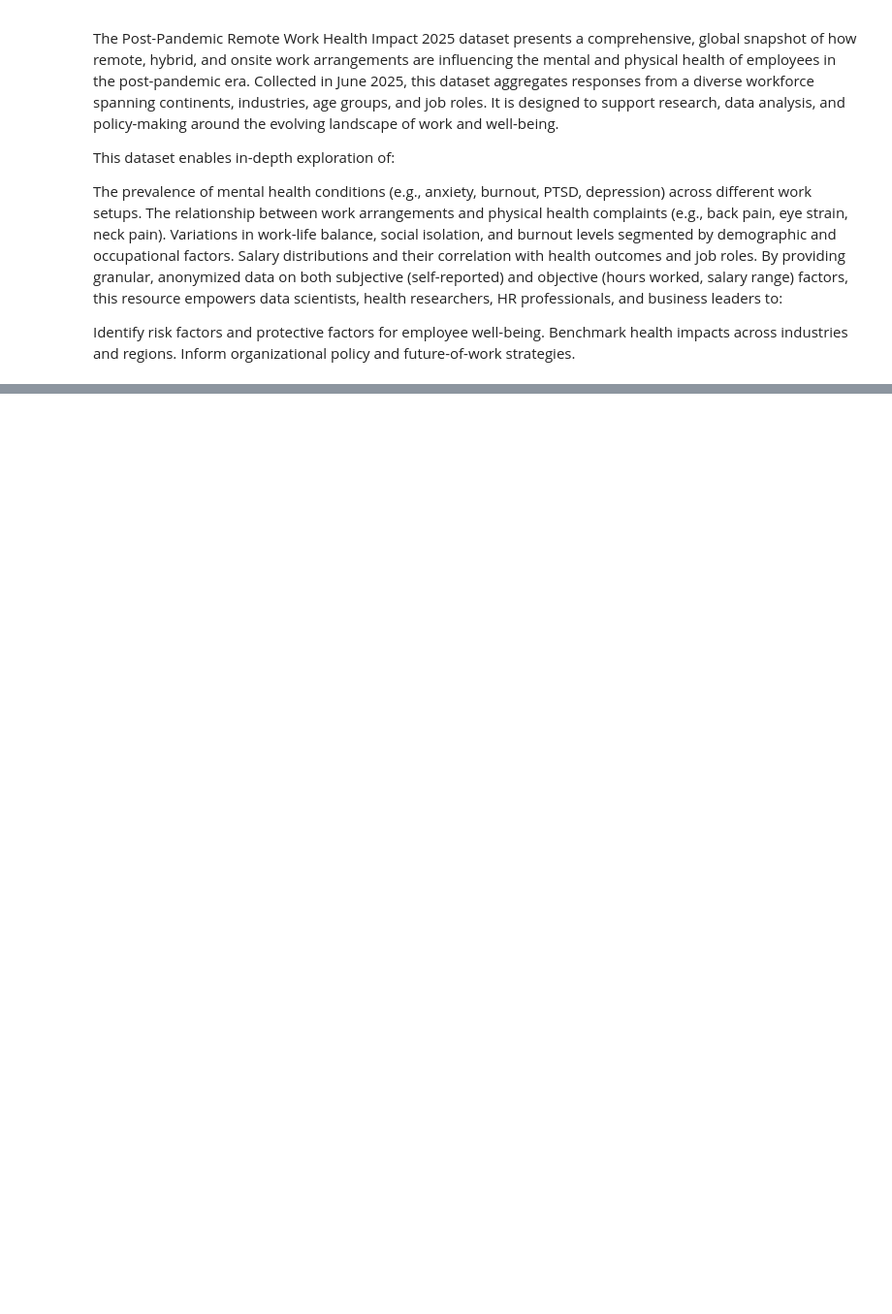
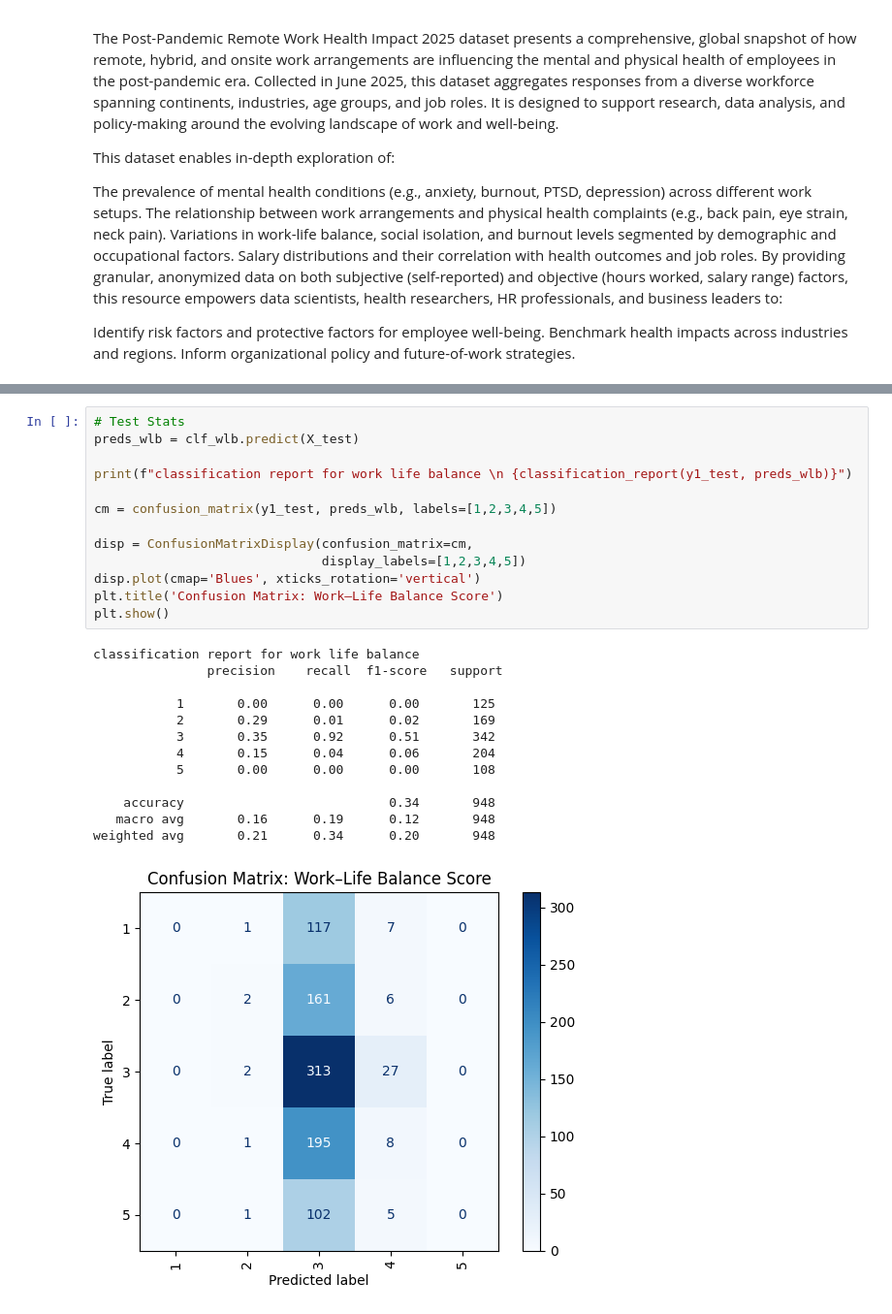
Before and after one commit to hantayc/remote-work-health-survey, a Jupyter notebook: eda.ipynb, the cells around one changed output, grey strips where cells are left out. Shown: that part at 97% size. Drawn from its saved outputs; the diff is of its cells as text; blank space fills up the shorter version.

```diff
--- a/eda.ipynb
+++ b/eda.ipynb
@@ -107,0 +327,27 @@ Name: count, dtype: int64
+# %%
+# Test Stats
+preds_wlb = clf_wlb.predict(X_test)
+
+print(f"classification report for work life balance \n {classification_report(y1_test, preds_wlb)}")
+
+cm = confusion_matrix(y1_test, preds_wlb, labels=[1,2,3,4,5])
+
+disp = ConfusionMatrixDisplay(confusion_matrix=cm,
+                              display_labels=[1,2,3,4,5])
+disp.plot(cmap='Blues', xticks_rotation='vertical')
+plt.title('Confusion Matrix: Work–Life Balance Score')
+plt.show()
+# %% [output]
+classification report for work life balance
+               precision    recall  f1-score   support
+
+           1       0.00      0.00      0.00       125
+           2       0.29      0.01      0.02       169
+           3       0.35      0.92      0.51       342
+           4       0.15      0.04      0.06       204
+           5       0.00      0.00      0.00       108
+
+    accuracy                           0.34       948
+   macro avg       0.16      0.19      0.12       948
+weighted avg       0.21      0.34      0.20       948
+[figure, added]
```
Also changed, not shown: parts of 23 cells of this notebook.
